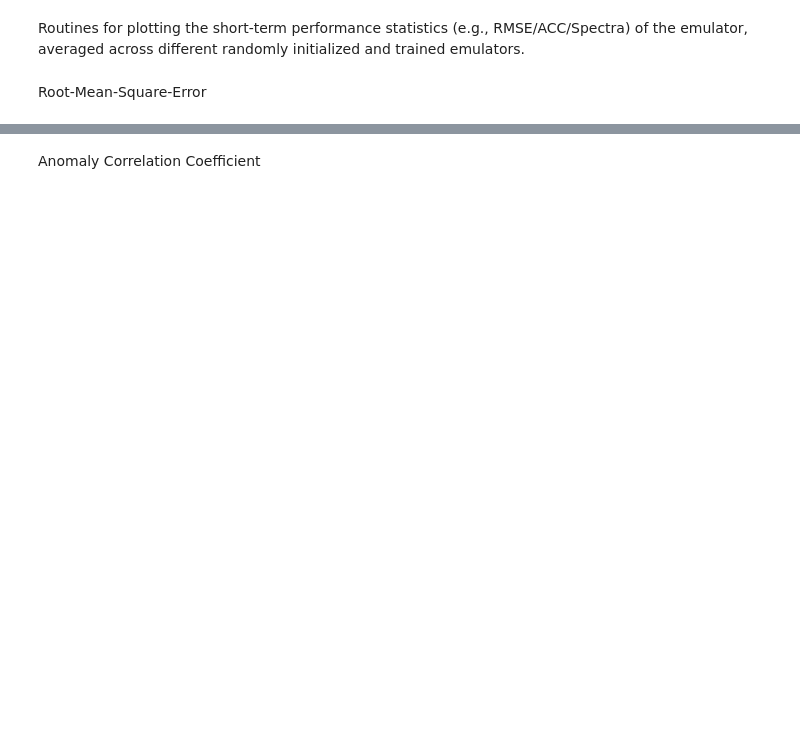
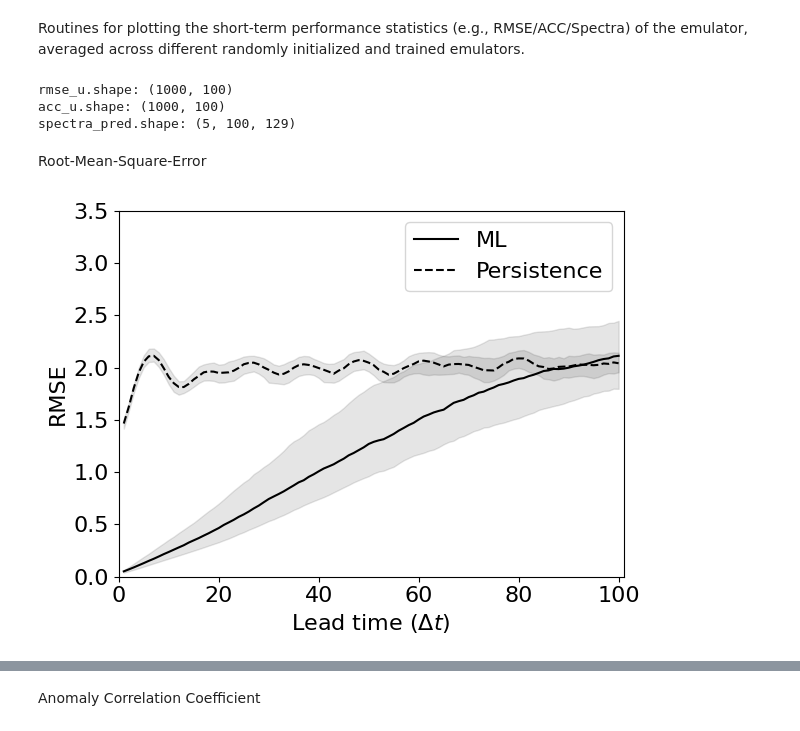
Before and after one commit to acasch2/SSL-for-2D-Turbulence, a Jupyter notebook: eval/plot_short_analysis_ensemble.ipynb, the cells around one changed output, grey strips where cells are left out. Saved outputs shown, nothing was run; the diff lists cells and outputs as text; code cells hidden in the pictures; blank space fills up the shorter version.

Commit message:
Modified eval codes - short ensemble analysis.

```diff
--- a/eval/plot_short_analysis_ensemble.ipynb
+++ b/eval/plot_short_analysis_ensemble.ipynb
@@ -7,10 +8,11 @@ import matplotlib.pyplot as plt
 import yaml
 # %%
 # List all ensemble run_nums
-run_nums = []
+run_nums = ['0000_BASE_seed_0', '0000_BASE_seed_10', '0000_BASE_seed_20',
+            '0000_BASE_seed_30', '0000_BASE_seed_40']
 
 # Config file path
-config_file_path = "config/config.yaml"
+config_file_path = "config/config_0000_BASE_seed_0.yaml"
 with open(config_file_path, "r") as f:
     config = yaml.safe_load(f)
 
@@ -28,7 +30,7 @@ spectra_pred, spectra_tar = [], []
 
 for run_num in run_nums:
     analysis_dir = os.path.join(root_dir, run_num, "analysis")
-    short_analysis_results_fp = os.path.join(analysis_dir, "emulate", "short_analysis_results.npz")
+    short_analysis_results_fp = os.path.join(analysis_dir, "emulate", "short_analysis.npz")
 
     data = np.load(short_analysis_results_fp)
 
@@ -61,24 +63,37 @@ rmse_v = np.concatenate(rmse_v, axis=0)
 acc_u = np.concatenate(acc_u, axis=0)
 acc_v = np.concatenate(acc_v, axis=0)
 spectra_pred = np.stack(spectra_pred, axis=0)  # shape (len(run_nums), leadtimes, wavenumbers)
+
+print(f'rmse_u.shape: {rmse_u.shape}')
+print(f'acc_u.shape: {acc_u.shape}')
+print(f'spectra_pred.shape: {spectra_pred.shape}')
+# %% [output]
+rmse_u.shape: (1000, 100)
+acc_u.shape: (1000, 100)
+spectra_pred.shape: (5, 100, 129)
 # %% [markdown]
 Root-Mean-Square-Error
 # %%
+font = {'size'  : 16}
+mpl.rc('font', **font)
+
 rmse_u_median = np.quantile(rmse_u, 0.5, axis=0)
 rmse_u_uq = np.quantile(rmse_u, 0.75, axis=0)
 rmse_u_lq = np.quantile(rmse_u, 0.25, axis=0)
 
 fig, ax = plt.subplots()
-x = np.arange(1, rmse_u_median.shape[1]+1)
+x = np.arange(1, len(rmse_u_median)+1)
 ax.plot(x, rmse_u_median, '-k', label='ML')
 ax.fill_between(x, rmse_u_lq, rmse_u_uq, color='k', alpha=0.1)
 ax.plot(x, rmse_u_per_median, '--k', label='Persistence')
 ax.fill_between(x, rmse_u_per_lq, rmse_u_per_uq, color='k', alpha=0.1)
 ax.set_ylabel('RMSE')
 ax.set_xlabel(rf'Lead time ($\Delta t$)')
 ax.set_ylim([0, 3.5])
-ax.set_xlim([0, rmse_u_median.shape[1]])
+ax.set_xlim([0, len(rmse_u_median)+1])
 
 ax.legend()
 plt.tight_layout()
+# %% [output]
+[figure, added]
 # %%
```
Also changed, not shown: parts of 5 cells of this notebook, 2 other files.
